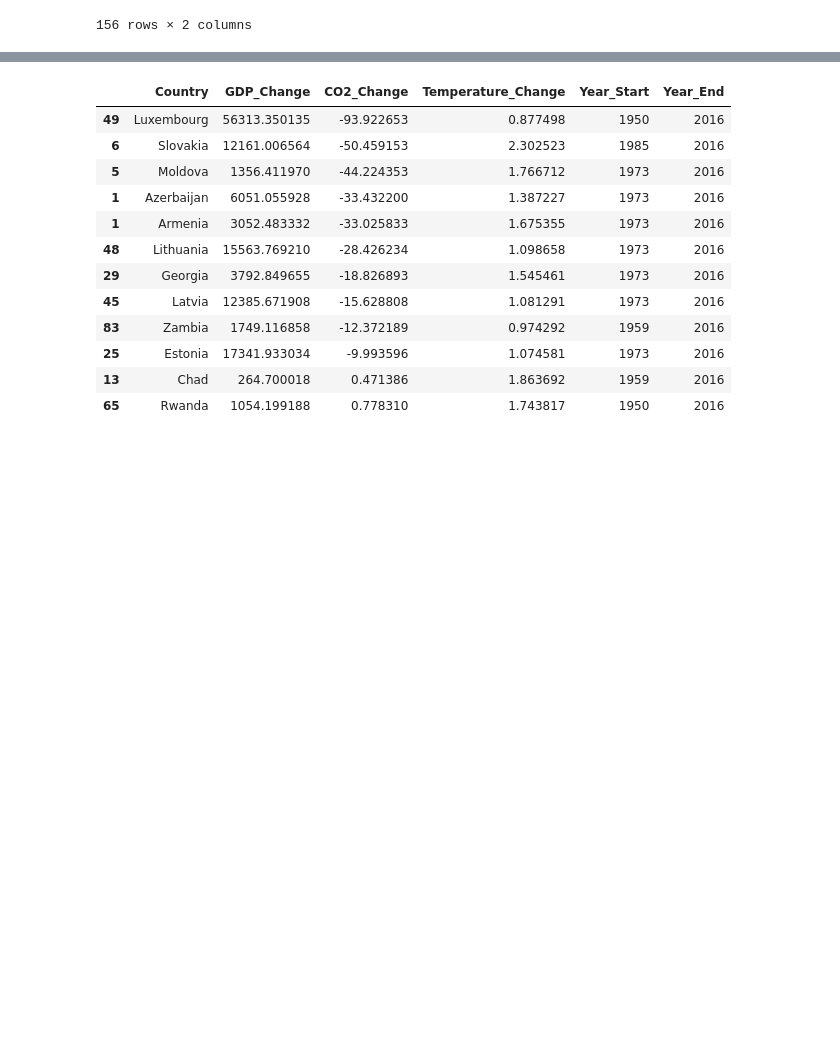
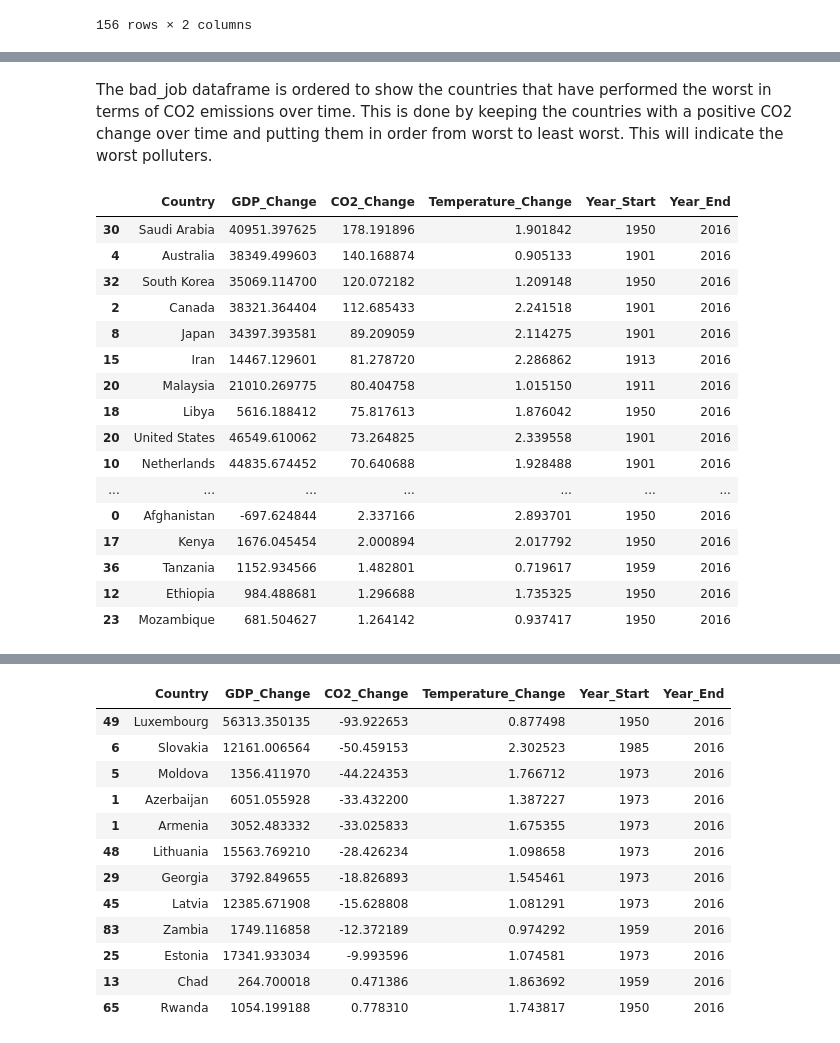
Before and after one commit to CUDAEnviron/Environmental_Proj, a Jupyter notebook: High_Low_analysis.ipynb, the cells around one changed output, grey strips where cells are left out. Saved outputs shown, nothing was run; the diff lists cells and outputs as text; code cells hidden in the pictures; blank space fills up the shorter version.

```diff
--- a/High_Low_analysis.ipynb
+++ b/High_Low_analysis.ipynb
@@ -200,0 +237,4 @@ good_job.head()
+# %%
+#merge two dataframes into one
+bad_job = pd.concat([got_worse, stay_high])
+bad_job
@@ -200,0 +258,23 @@ good_job.head()
+# %% [markdown]
+The bad_job dataframe is ordered to show the countries that have performed the worst in terms of CO2 emissions over time.  This is done by keeping the countries with a positive CO2 change over time and putting them in order from worst to least worst.  This will indicate the worst polluters.
+# %%
+polluters = bad_job.loc[bad_job['CO2_Change'] > 1 ].sort_values(by= 'CO2_Change', ascending=False)
+polluters
+# %% [output]
+|  | Country | GDP_Change | CO2_Change | Temperature_Change | Year_Start | Year_End |
+| 30 | Saudi Arabia | 40951.397625 | 178.191896 | 1.901842 | 1950 | 2016 |
+| 4 | Australia | 38349.499603 | 140.168874 | 0.905133 | 1901 | 2016 |
+| 32 | South Korea | 35069.114700 | 120.072182 | 1.209148 | 1950 | 2016 |
+| 2 | Canada | 38321.364404 | 112.685433 | 2.241518 | 1901 | 2016 |
+| 8 | Japan | 34397.393581 | 89.209059 | 2.114275 | 1901 | 2016 |
+| 15 | Iran | 14467.129601 | 81.278720 | 2.286862 | 1913 | 2016 |
+| 20 | Malaysia | 21010.269775 | 80.404758 | 1.015150 | 1911 | 2016 |
+| 18 | Libya | 5616.188412 | 75.817613 | 1.876042 | 1950 | 2016 |
+| 20 | United States | 46549.610062 | 73.264825 | 2.339558 | 1901 | 2016 |
+| 10 | Netherlands | 44835.674452 | 70.640688 | 1.928488 | 1901 | 2016 |
+| ... | ... | ... | ... | ... | ... | ... |
+| 0 | Afghanistan | -697.624844 | 2.337166 | 2.893701 | 1950 | 2016 |
+| 17 | Kenya | 1676.045454 | 2.000894 | 2.017792 | 1950 | 2016 |
+| 36 | Tanzania | 1152.934566 | 1.482801 | 0.719617 | 1959 | 2016 |
+| 12 | Ethiopia | 984.488681 | 1.296688 | 1.735325 | 1950 | 2016 |
+| 23 | Mozambique | 681.504627 | 1.264142 | 0.937417 | 1950 | 2016 |
```
Also changed, not shown: parts of 20 cells of this notebook, 6 other files.
